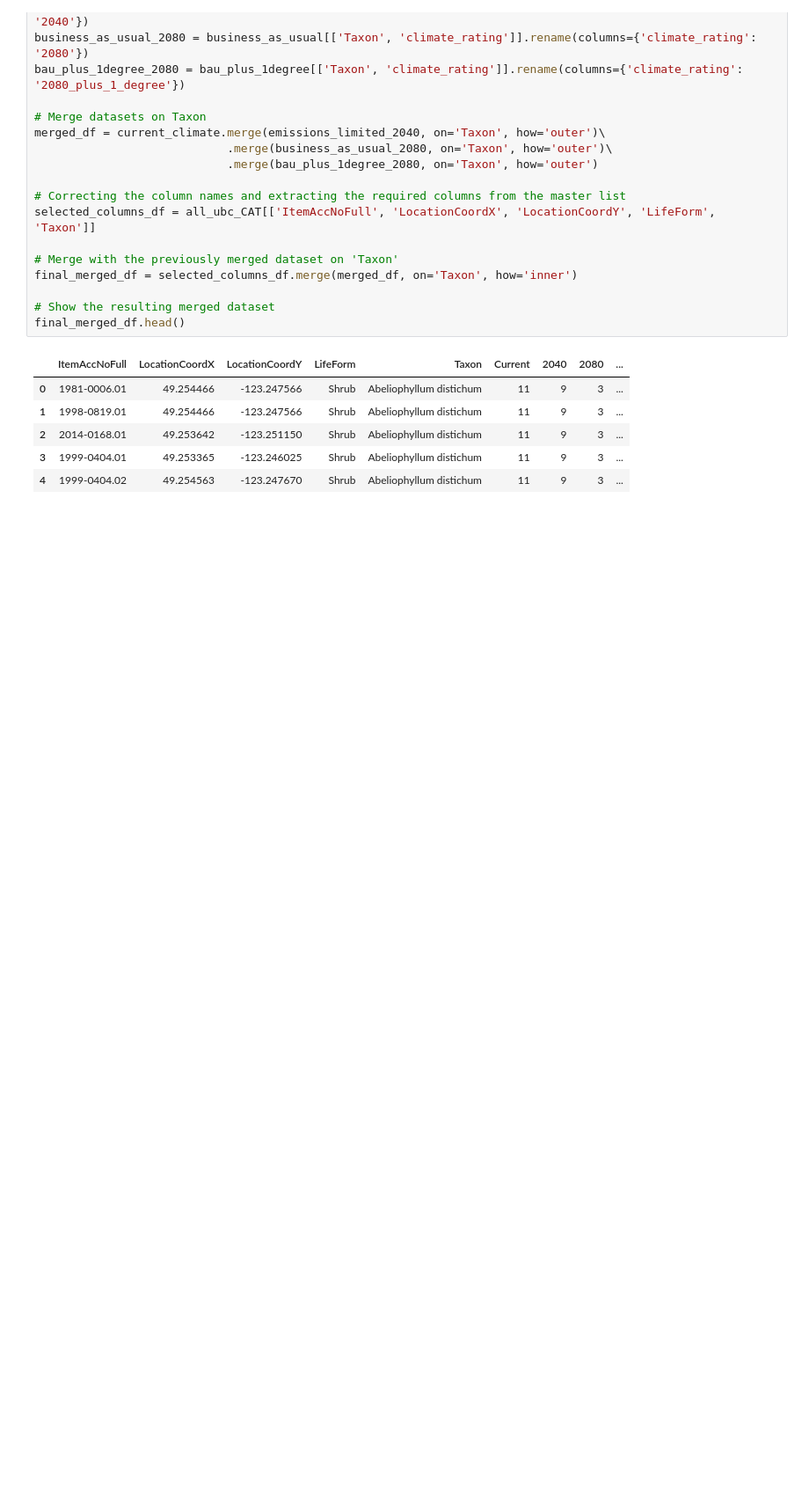
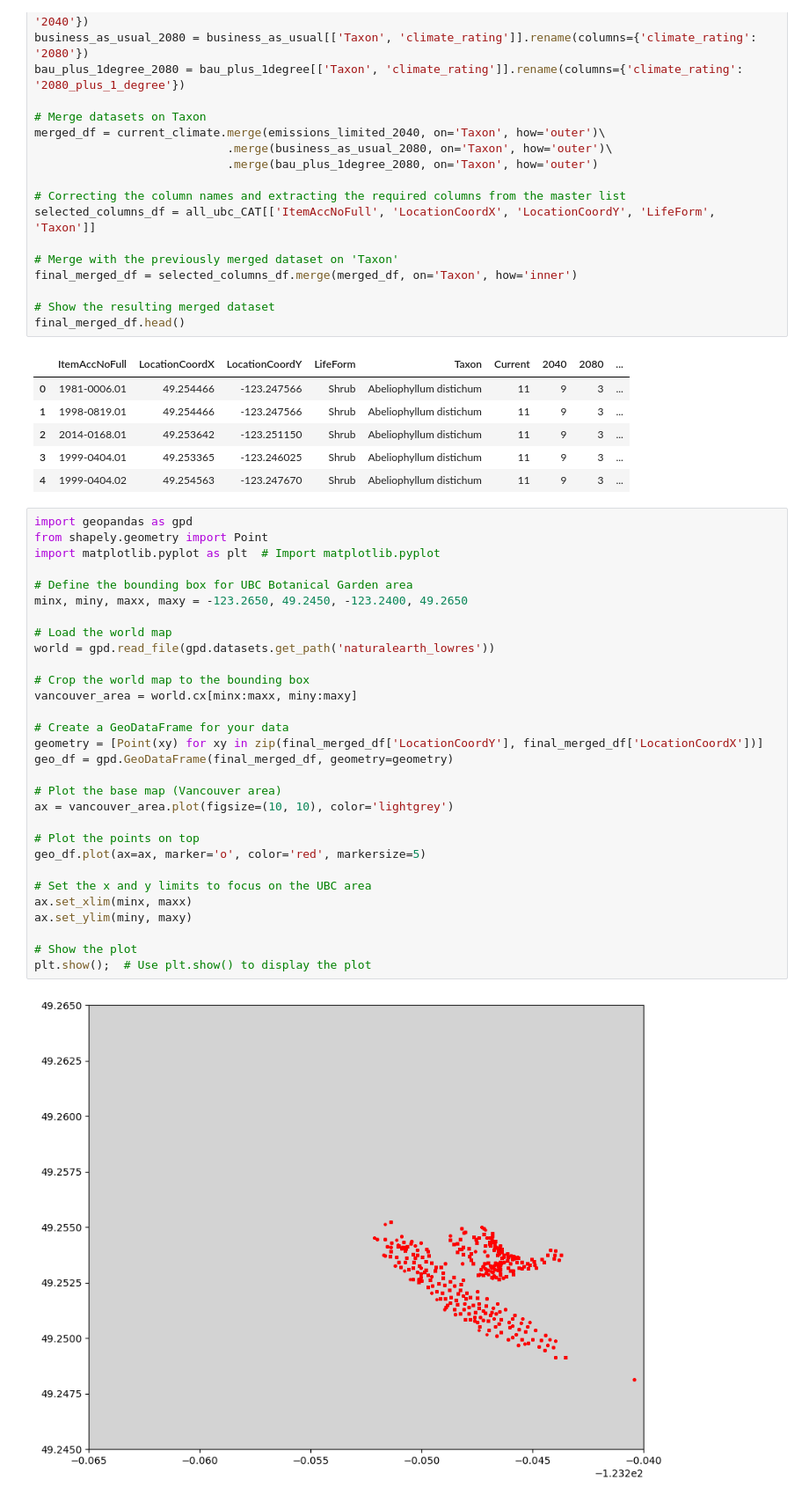
Before and after one commit to Kkubeck/CAT_analysis, a Jupyter notebook: EDA.ipynb, the cells around one changed output. Shown: that part at 88% size. Cells and saved outputs as stored; diff of their text form; blank space fills up the shorter version.

Commit message:
Added geopandas visualization.

```diff
--- a/EDA.ipynb
+++ b/EDA.ipynb
@@ -68,3 +39,35 @@ final_merged_df.head()
 | 2 | 2014-0168.01 | 49.253642 | -123.251150 | Shrub | Abeliophyllum distichum | 11 | 9 | 3 | ... |
 | 3 | 1999-0404.01 | 49.253365 | -123.246025 | Shrub | Abeliophyllum distichum | 11 | 9 | 3 | ... |
 | 4 | 1999-0404.02 | 49.254563 | -123.247670 | Shrub | Abeliophyllum distichum | 11 | 9 | 3 | ... |
+# %%
+import geopandas as gpd
+from shapely.geometry import Point
+import matplotlib.pyplot as plt  # Import matplotlib.pyplot
+
+# Define the bounding box for UBC Botanical Garden area
+minx, miny, maxx, maxy = -123.2650, 49.2450, -123.2400, 49.2650
+
+# Load the world map
+world = gpd.read_file(gpd.datasets.get_path('naturalearth_lowres'))
+
+# Crop the world map to the bounding box
+vancouver_area = world.cx[minx:maxx, miny:maxy]
+
+# Create a GeoDataFrame for your data
+geometry = [Point(xy) for xy in zip(final_merged_df['LocationCoordY'], final_merged_df['LocationCoordX'])]
+geo_df = gpd.GeoDataFrame(final_merged_df, geometry=geometry)
+
+# Plot the base map (Vancouver area)
+ax = vancouver_area.plot(figsize=(10, 10), color='lightgrey')
+
+# Plot the points on top
+geo_df.plot(ax=ax, marker='o', color='red', markersize=5)
+
+# Set the x and y limits to focus on the UBC area
+ax.set_xlim(minx, maxx)
+ax.set_ylim(miny, maxy)
+
+# Show the plot
+plt.show();  # Use plt.show() to display the plot
+# %% [output]
+[figure, added]
```
Also changed, not shown: parts of 6 cells of this notebook.
